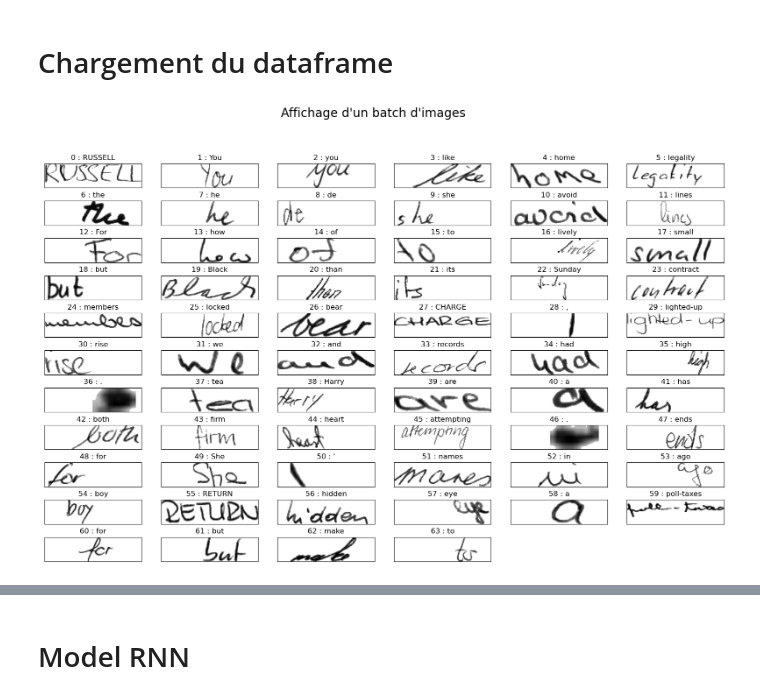
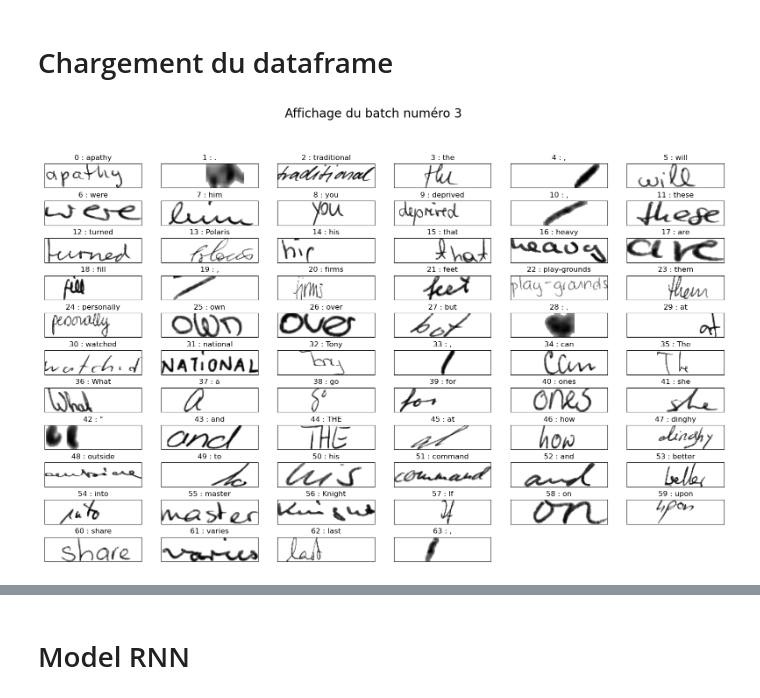
Before and after one commit to sfc-gh-zblackwood/OCRPyMan, a Jupyter notebook: notebooks/dev_DB_letters_detection_batch_Tensorflowy.ipynb, the cells around one changed output, grey strips where cells are left out. Drawn from its saved outputs; the diff is of its cells as text; code cells hidden in the pictures.

Commit message:
fonction show_iterator_batch

```diff
--- a/notebooks/dev_DB_letters_detection_batch_Tensorflowy.ipynb
+++ b/notebooks/dev_DB_letters_detection_batch_Tensorflowy.ipynb
@@ -44,12 +46,13 @@ dataset_train, dataset_test, X_test, y_test = ld_util.get_dataset()
 dataset_train_canny, dataset_test_canny, X_test_canny, y_test_canny = ld_util.get_dataset(canny=True)
 # %%
 # PROPOSITION DB : initialisation d'un iterator pour afficher différents batchs
-
+batch_id=0
 iterator = iter(dataset_train)
 # %%
 # PROPOSITION DB : lecture des 64 images d'un bacth (le prochain) du dataset d'entrainement
 
 x,y = iterator.get_next()
-rd.show_iterator_batch(x,y)
+batch_id +=1
+rd.show_iterator_batch(x,y,batch_id)
 # %% [output]
-[figure, old version]
+[figure, new version]
```
Also changed, not shown: parts of 12 cells of this notebook, 1 other file.
